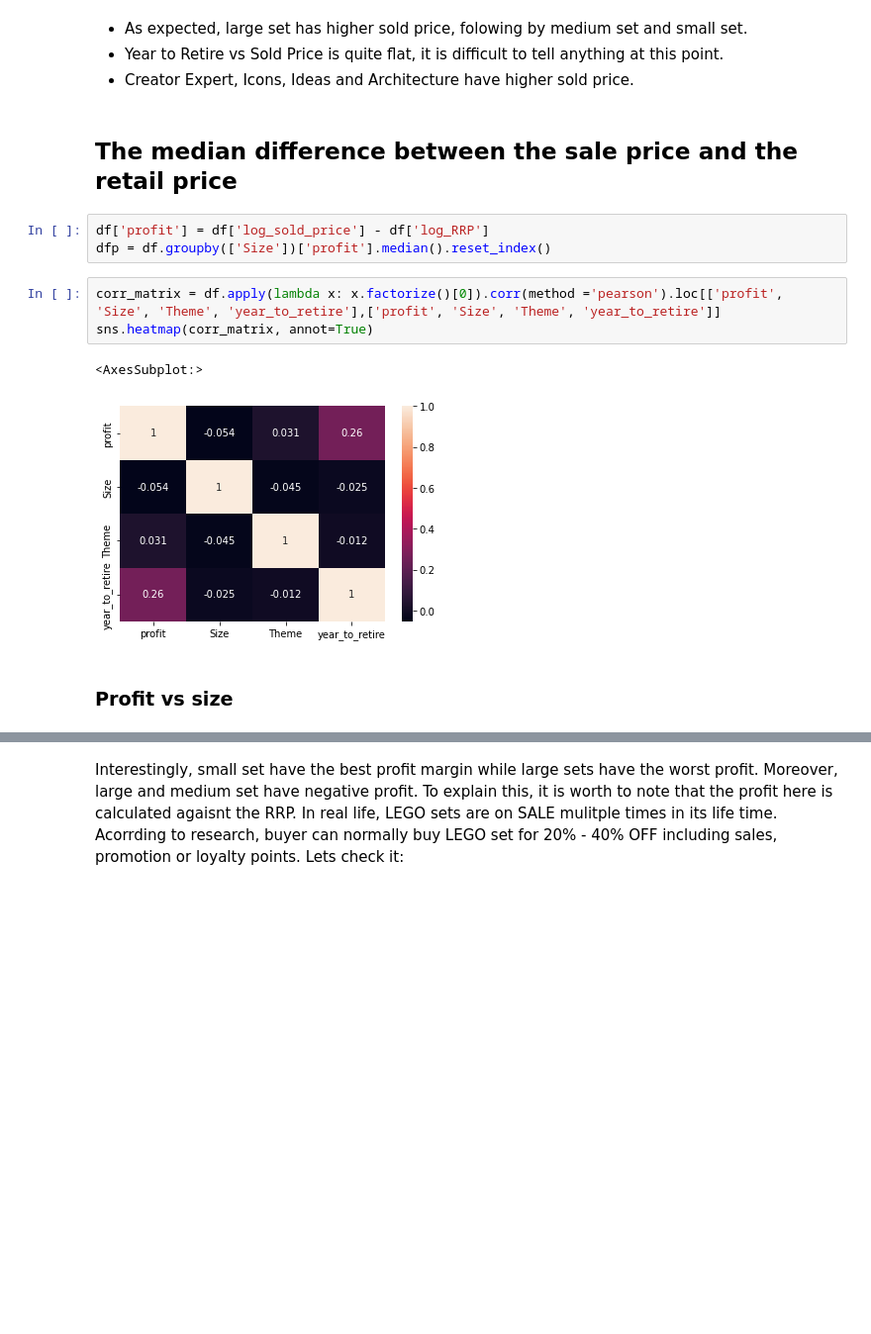
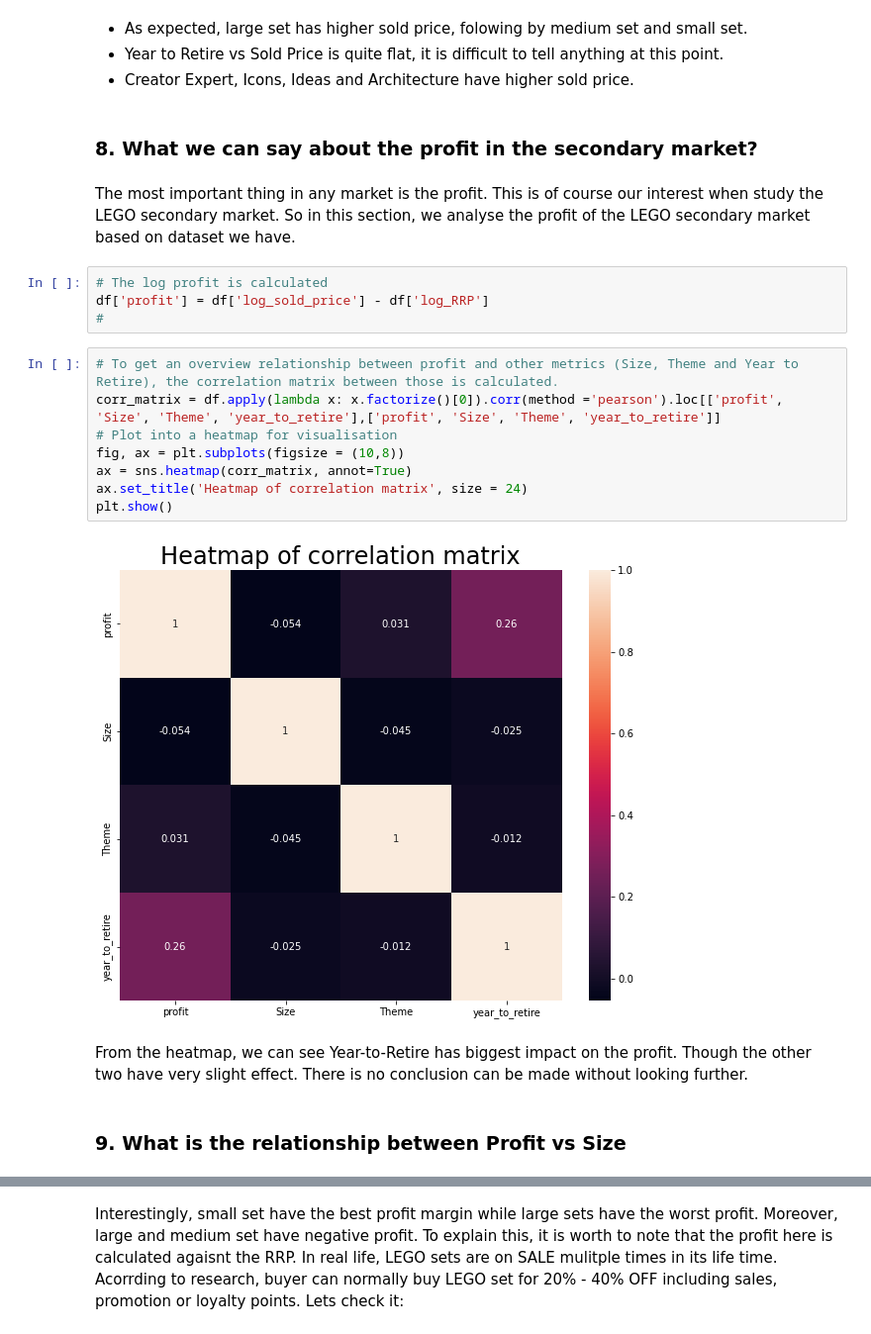
Before and after one commit to onguyenquanghuy/lego_resale_price_prediction, a Jupyter notebook: lego_resale_price_prediction.ipynb, the cells around one changed output, grey strips where cells are left out. Shown: that part at 99% size. Drawn from its saved outputs; the diff is of its cells as text; blank space fills up the shorter version.

Commit message:
Add in depth discussion. Todo: Conclusion

```diff
--- a/lego_resale_price_prediction.ipynb
+++ b/lego_resale_price_prediction.ipynb
@@ -362,17 +360,26 @@ plt.show()
 * As expected, large set has higher sold price, folowing by medium set and small set.
 * Year to Retire vs Sold Price is quite flat, it is difficult to tell anything at this point.
 * Creator Expert, Icons, Ideas and Architecture have higher sold price.
-# %% [markdown]
-## The median difference between the sale price and the retail price
-# %%
-df['profit'] = df['log_sold_price'] - df['log_RRP']
-dfp = df.groupby(['Size'])['profit'].median().reset_index()
+# %% [markdown]
+### 8. What we can say about the profit in the secondary market?
+# %% [markdown]
+The most important thing in any market is the profit. This is of course our interest when study the LEGO secondary market. So in this section, we analyse the profit of the LEGO secondary market based on dataset we have.
+# %%
+# The log profit is calculated
+df['profit'] = df['log_sold_price'] - df['log_RRP']
+#
 # %%
+# To get an overview relationship between profit and other metrics (Size, Theme and Year to Retire), the correlation matrix between those is calculated.
 corr_matrix = df.apply(lambda x: x.factorize()[0]).corr(method ='pearson').loc[['profit', 'Size', 'Theme', 'year_to_retire'],['profit', 'Size', 'Theme', 'year_to_retire']]
-sns.heatmap(corr_matrix, annot=True)
+# Plot into a heatmap for visualisation
+fig, ax = plt.subplots(figsize = (10,8))
+ax = sns.heatmap(corr_matrix, annot=True)
+ax.set_title('Heatmap of correlation matrix', size = 24)
+plt.show()
 # %% [output]
-<AxesSubplot:>
-[figure, old version]
+[figure, new version]
-# %% [markdown]
-### Profit vs size
+# %% [markdown]
+From the heatmap, we can see Year-to-Retire has biggest impact on the profit. Though the other two have very slight effect. There is no conclusion can be made without looking further.
+# %% [markdown]
+### 9. What is the relationship between Profit vs Size
 # %%
```
Also changed, not shown: parts of 19 cells of this notebook.
